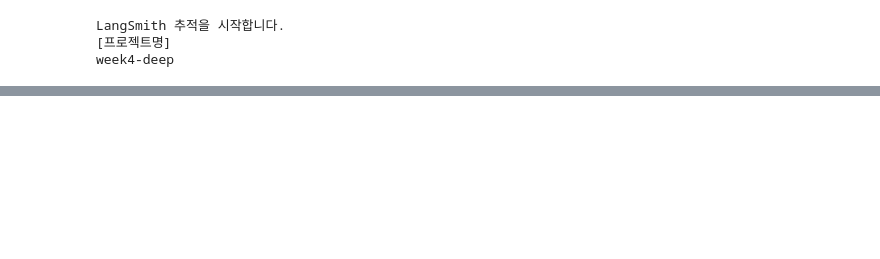
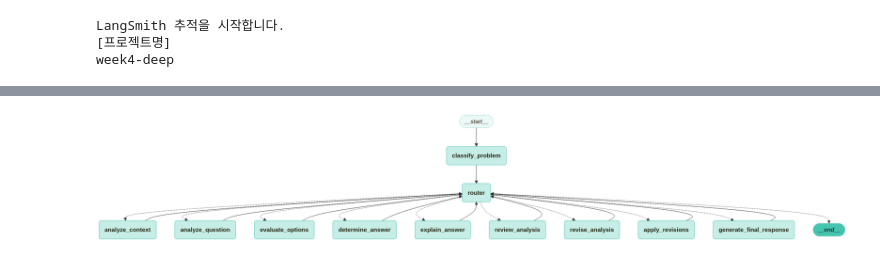
Before and after one commit to mineclover/pytorch-example, a Jupyter notebook: 04-test/deep.ipynb, the cells around one changed output, grey strips where cells are left out. Drawn from its saved outputs; the diff is of its cells as text; code cells hidden in the pictures; blank space fills up the shorter version.

```diff
--- a/04-test/deep.ipynb
+++ b/04-test/deep.ipynb
@@ -29,0 +28,20 @@ week4-deep
+# %%
+from langchain_openai import ChatOpenAI
+from langchain.schema import HumanMessage, SystemMessage
+system_prompt = """
+한국어 시험 문제 분석 전문가로서, 요구된 분석과 정답만을 간결하게 제공하세요.
+불필요한 설명은 배제하고 문제의 핵심만 파악하여 정확한 답변과 간략한 근거만 출력하세요.
+모든 응답은 목적에 부합하는 내용만 포함해야 합니다.
+"""
+
+llm = ChatOpenAI(
+    model_name="gpt-4.1-mini",
+    temperature=0,
+)
+
+def invoke_with_system_message(prompt):
+    messages = [
+        SystemMessage(content=system_prompt),
+        HumanMessage(content=prompt)
+    ]
+    return llm.invoke(messages)
@@ -737,0 +1090,9 @@ print(graph.get_graph().draw_ascii())
+# %%
+from langchain_teddynote.graphs import visualize_graph
+from langgraph.checkpoint.memory import MemorySaver
+# 메모리 저장소 초기화
+memory = MemorySaver()
+
+visualize_graph(app)
+# %% [output]
+[figure, added]
```
Also changed, not shown: parts of 10 cells of this notebook, 1 other file.
